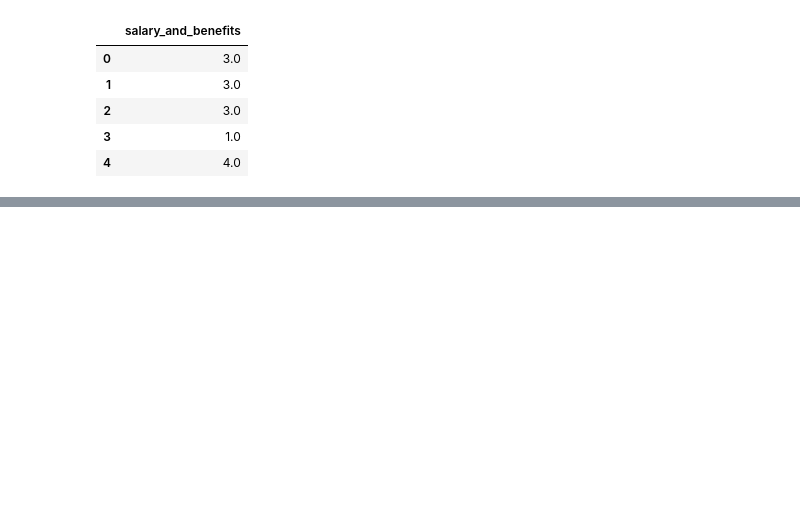
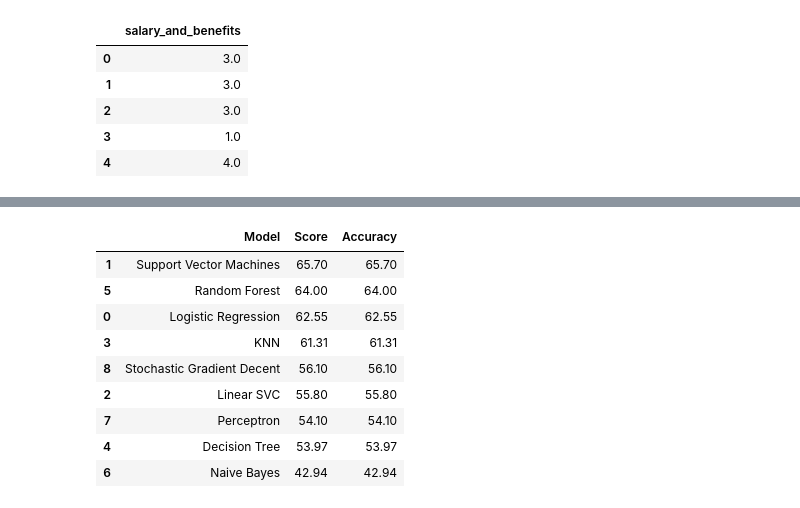
Before and after one commit to TEcjddns/UChicago_AIML_Project, a Jupyter notebook: EmployeeHappiness.ipynb, the cells around one changed output, grey strips where cells are left out. Drawn from its saved outputs; the diff is of its cells as text; code cells hidden in the pictures; blank space fills up the shorter version.

```diff
--- a/EmployeeHappiness.ipynb
+++ b/EmployeeHappiness.ipynb
@@ -1248,0 +1277,13 @@ split_and_run()
+# %%
+split_and_run()
+# %% [output]
+|  | Model | Score | Accuracy |
+| 1 | Support Vector Machines | 65.70 | 65.70 |
+| 5 | Random Forest | 64.00 | 64.00 |
+| 0 | Logistic Regression | 62.55 | 62.55 |
+| 3 | KNN | 61.31 | 61.31 |
+| 8 | Stochastic Gradient Decent | 56.10 | 56.10 |
+| 2 | Linear SVC | 55.80 | 55.80 |
+| 7 | Perceptron | 54.10 | 54.10 |
+| 4 | Decision Tree | 53.97 | 53.97 |
+| 6 | Naive Bayes | 42.94 | 42.94 |
```
Also changed, not shown: parts of 14 cells of this notebook, 2 other files.
